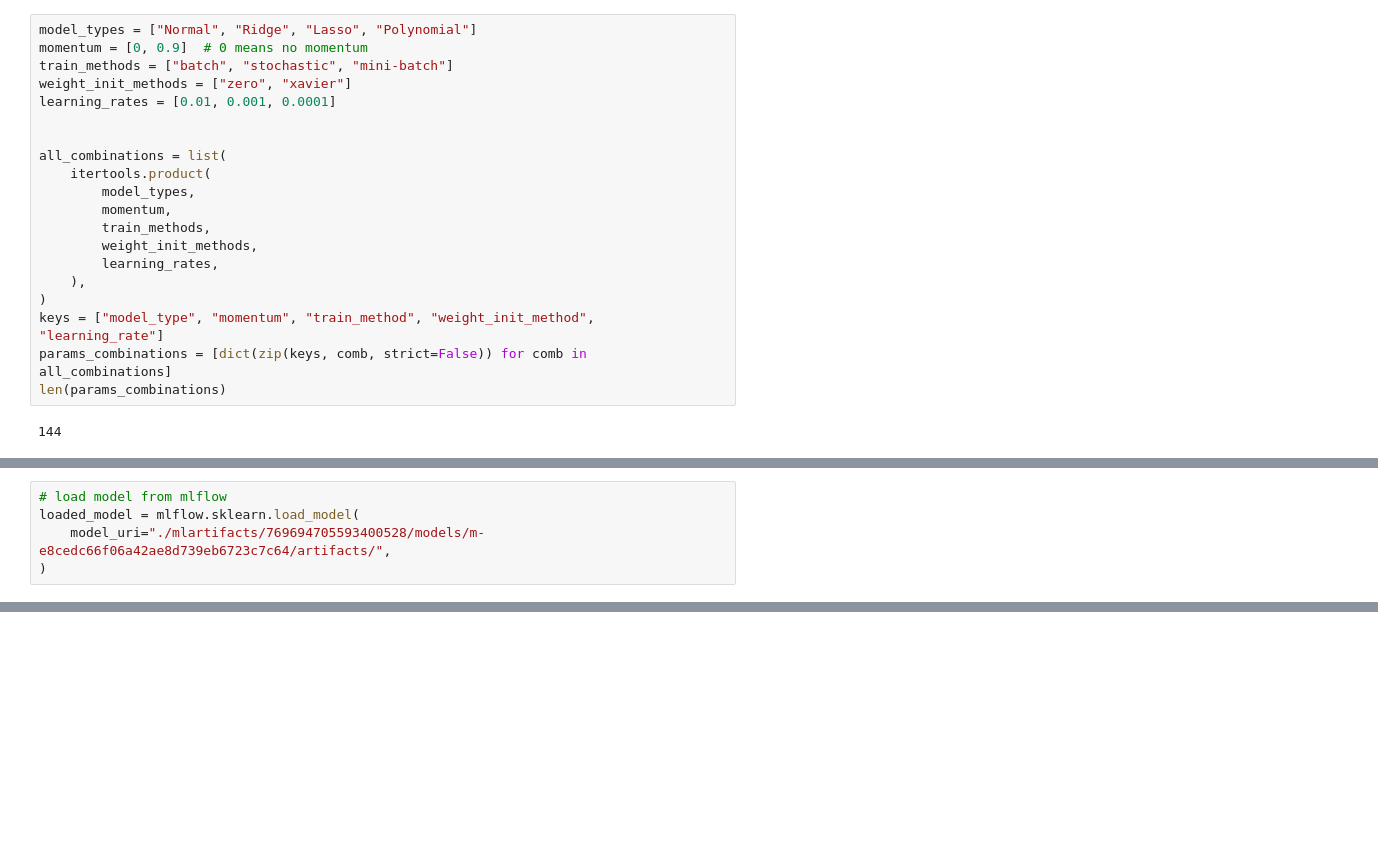
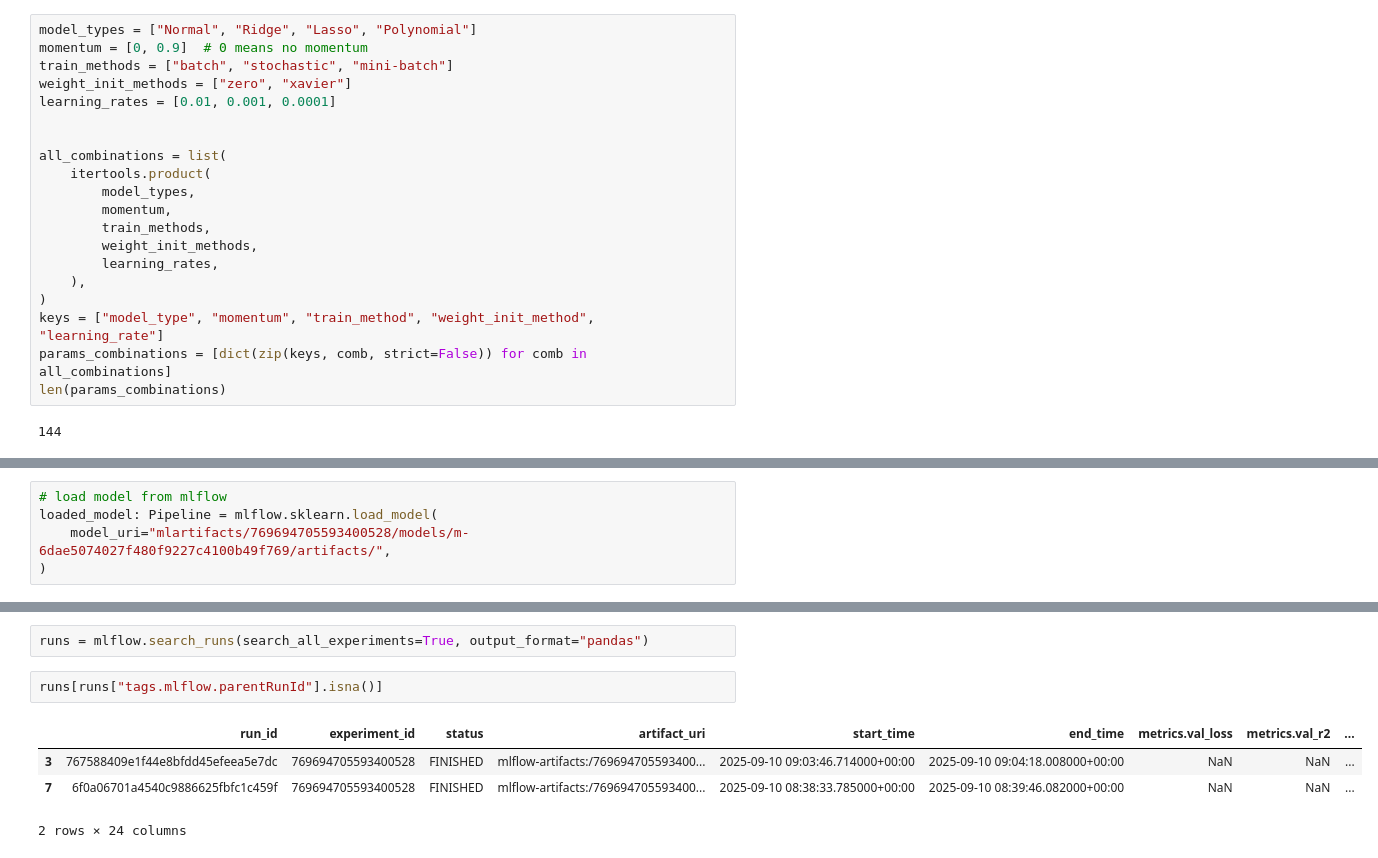
Before and after one commit to Phyke/AT82.03-ML-Car-Price-Prediction, a Jupyter notebook: Prombot_st125923_A2.ipynb, the cells around one changed output, grey strips where cells are left out. Saved outputs shown, nothing was run; the diff lists cells and outputs as text; blank space fills up the shorter version.

```diff
--- a/Prombot_st125923_A2.ipynb
+++ b/Prombot_st125923_A2.ipynb
@@ -516,5 +583,5 @@ Test R2:  -inf
 # %%
 # load model from mlflow
-loaded_model = mlflow.sklearn.load_model(
-    model_uri="./mlartifacts/769694705593400528/models/m-e8cedc66f06a42ae8d739eb6723c7c64/artifacts/",
+loaded_model: Pipeline = mlflow.sklearn.load_model(
+    model_uri="mlartifacts/769694705593400528/models/m-6dae5074027f480f9227c4100b49f769/artifacts/",
 )
@@ -539,0 +666,9 @@ inf
+# %%
+runs = mlflow.search_runs(search_all_experiments=True, output_format="pandas")
+# %%
+runs[runs["tags.mlflow.parentRunId"].isna()]
+# %% [output]
+|  | run_id | experiment_id | status | artifact_uri | start_time | end_time | metrics.val_loss | metrics.val_r2 | ... |
+| 3 | 767588409e1f44e8bfdd45efeea5e7dc | 769694705593400528 | FINISHED | mlflow-artifacts:/769694705593400... | 2025-09-10 09:03:46.714000+00:00 | 2025-09-10 09:04:18.008000+00:00 | NaN | NaN | ... |
+| 7 | 6f0a06701a4540c9886625fbfc1c459f | 769694705593400528 | FINISHED | mlflow-artifacts:/769694705593400... | 2025-09-10 08:38:33.785000+00:00 | 2025-09-10 08:39:46.082000+00:00 | NaN | NaN | ... |
+2 rows × 24 columns
```
Also changed, not shown: parts of 21 cells of this notebook, 6 other files.
